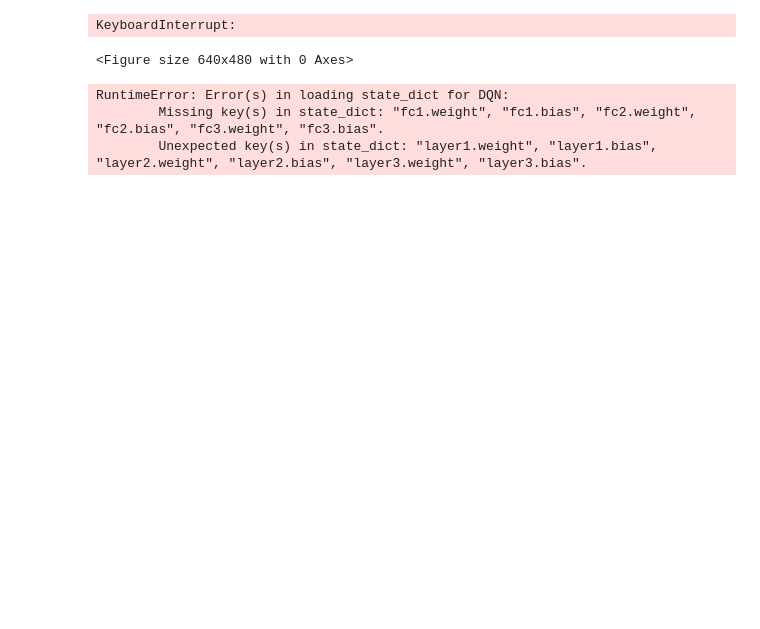
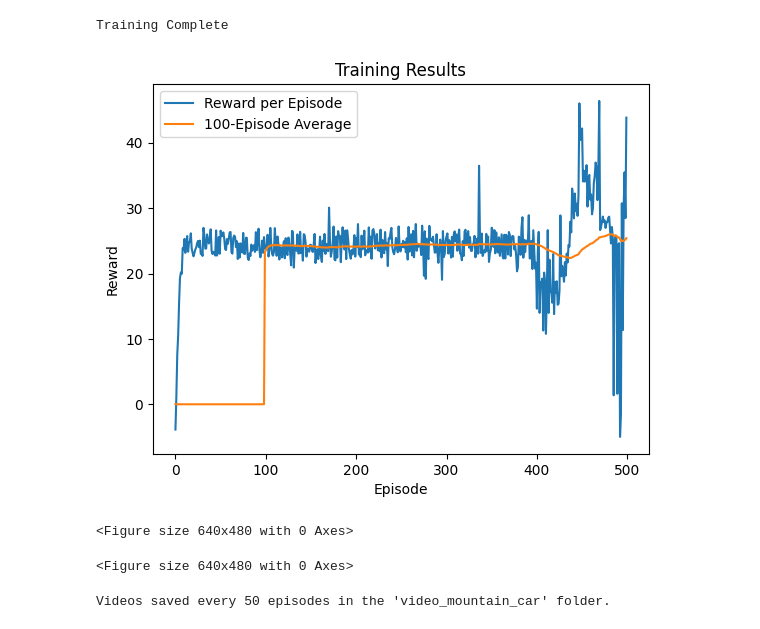
Before and after one commit to jovantan88/Reinforcement-Learning, a Jupyter notebook: Classic Control/Mountain Car/DQN/main.ipynb, the cells around one changed output. Drawn from its saved outputs; the diff is of its cells as text; code cells hidden in the pictures; blank space fills up the shorter version.

Commit message:
Added Mountain Car Environment

```diff
--- a/Classic Control/Mountain Car/DQN/main.ipynb
+++ b/Classic Control/Mountain Car/DQN/main.ipynb
@@ -26,6 +25,6 @@ plt.ion()
 device = torch.device("cuda" if torch.cuda.is_available() else "cpu")
 # %%
-# Named tuple for storing transitions
+# Named tuple to store transitions for replay
 Transition = namedtuple('Transition', ('state', 'action', 'next_state', 'reward'))
 
 # Replay Memory for experience replay
@@ -34,7 +33,7 @@ class ReplayMemory:
         self.memory = deque([], maxlen=capacity)
 
     def push(self, *args):
-        """Save a transition"""
+        """Store a transition"""
         self.memory.append(Transition(*args))
 
     def sample(self, batch_size):
@@ -171,84 +175,64 @@ def plot_rewards(show_result=False):
         else:
             display.display(plt.gcf())
 # %%
-# Training loop
+# Main training loop
 for i_episode in range(NUM_EPISODES):
-    state, _ = env.reset()
-    state = torch.tensor([state], device=device, dtype=torch.float32)
+    # Reset environment and state
+    obs, _ = env.reset()
+    obs = torch.tensor([obs], device=device, dtype=torch.float32)
     total_reward = 0
 
     for t in count():
-        action = select_action(state)
-        next_state_raw, reward, terminated, truncated, _ = env.step(action.item())
+        # Select action
+        action = select_action(obs)
+        next_obs, reward, terminated, truncated, _ = env.step(action.item())
 
-        # Enhanced reward shaping
-        position, velocity = next_state_raw
-        # Reward for moving further to the right
+        # Reward shaping: nudge to move right & big bonus on goal
+        position, velocity = next_obs
         shaped_reward = position + 0.5
-        # Provide a strong reward for reaching the goal
         if position >= env.goal_position:
             shaped_reward += 10.0
 
         total_reward += shaped_reward
 
         done = terminated or truncated
-        next_state = None if done else torch.tensor([next_state_raw], device=device, dtype=torch.float32)
+        next_obs = None if done else torch.tensor([next_obs], device=device, dtype=torch.float32)
 
-        shaped_reward_tensor = torch.tensor([shaped_reward], device=device, dtype=torch.float32)
+        # Store in replay memory
+        memory.push(obs, action, next_obs, torch.tensor([shaped_reward], device=device))
 
-        memory.push(state, action, next_state, shaped_reward_tensor)
+        obs = next_obs
 
-        state = next_state
-
+        # Optimize
         optimize_model()
 
-        # Soft update of target network
+        # Soft update of target_net
         for target_param, policy_param in zip(target_net.parameters(), policy_net.parameters()):
             target_param.data.copy_(TAU * policy_param.data + (1.0 - TAU) * target_param.data)
 
         if done:
             episode_rewards.append(total_reward)
             plot_rewards()
             break
 
-    # Update learning rate scheduler
+    # Step the LR scheduler
     scheduler.step()
 
 print("Training Complete")
 plot_rewards(show_result=True)
 plt.ioff()
 plt.show()
 # %% [output]
-KeyboardInterrupt:
+Training Complete
+[figure, added]
 <Figure size 640x480 with 0 Axes>
+<Figure size 640x480 with 0 Axes>
-# %%
-# Record best model for demonstration
-# Save policy net if best reward
-if episode_rewards and max(episode_rewards) == episode_rewards[-1]:
-    torch.save(policy_net.state_dict(), 'best_model_mountain_car.pth')
-
-# Demonstrate the best policy
-from gym.wrappers import RecordVideo
-simulation_env = gym.make('MountainCar-v0', render_mode="rgb_array")
-simulation_env = RecordVideo(simulation_env, './video_mountain_car', episode_trigger=lambda e_idx: True)
-model = DQN(n_observations, n_actions).to(device)
-model.load_state_dict(torch.load('best_model_mountain_car.pth'))
-model.eval()
-
-state, _ = simulation_env.reset()
-state = torch.tensor([state], device=device, dtype=torch.float32)
-done = False
-while not done:
-    with torch.no_grad():
-        action = model(state).argmax(dim=1).view(1, 1)
-    next_state_raw, _, terminated, truncated, _ = simulation_env.step(action.item())
-    next_state = torch.tensor([next_state_raw], device=device, dtype=torch.float32)
-    state = next_state
-    done = terminated or truncated
-
-simulation_env.close()
-print("Video recorded. Check the 'video_mountain_car' folder for output.")
-# %% [output]
-RuntimeError: Error(s) in loading state_dict for DQN:
-        Missing key(s) in state_dict: "fc1.weight", "fc1.bias", "fc2.weight", "fc2.bias", "fc3.weight", "fc3.bias".
-        Unexpected key(s) in state_dict: "layer1.weight", "layer1.bias", "layer2.weight", "layer2.bias", "layer3.weight", "layer3.bias".
+# %%
+# save the best-performing policy
+torch.save(policy_net.state_dict(), 'best_model_mountain_car.pth')
+
+# Close the environment gracefully
+env.close()
+print("Videos saved every 50 episodes in the 'video_mountain_car' folder.")
+# %% [output]
+Videos saved every 50 episodes in the 'video_mountain_car' folder.
```
Also changed, not shown: parts of 4 cells of this notebook, 22 other files.
